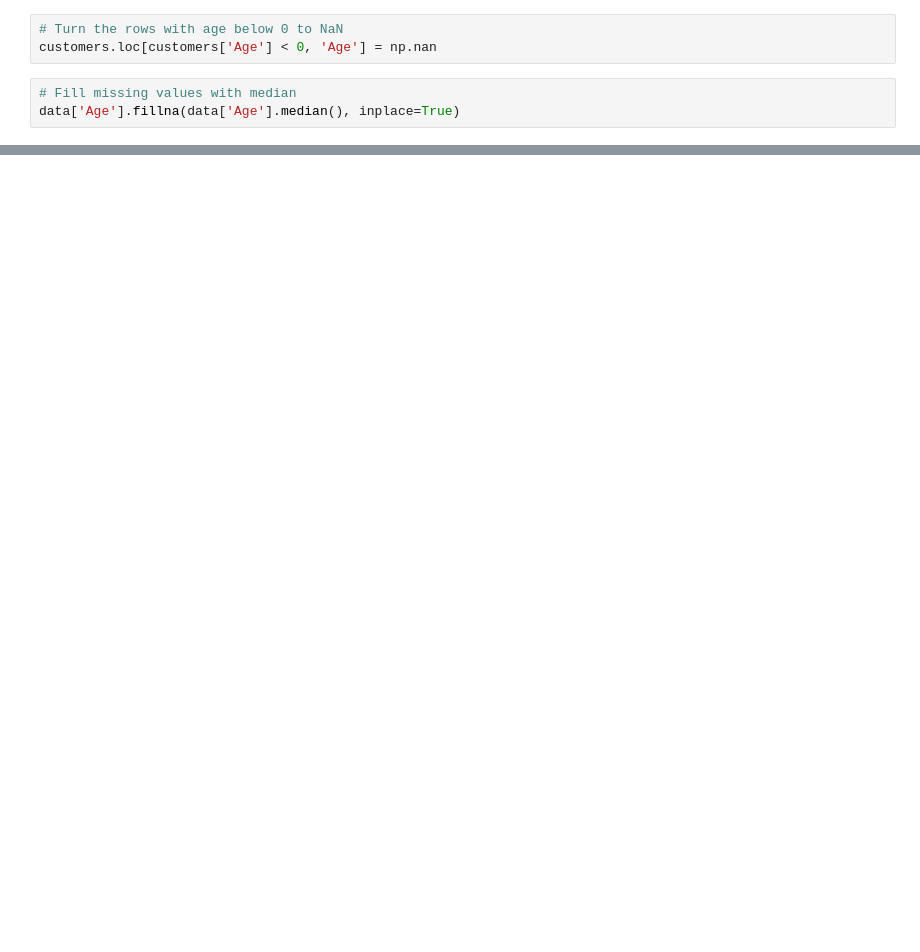
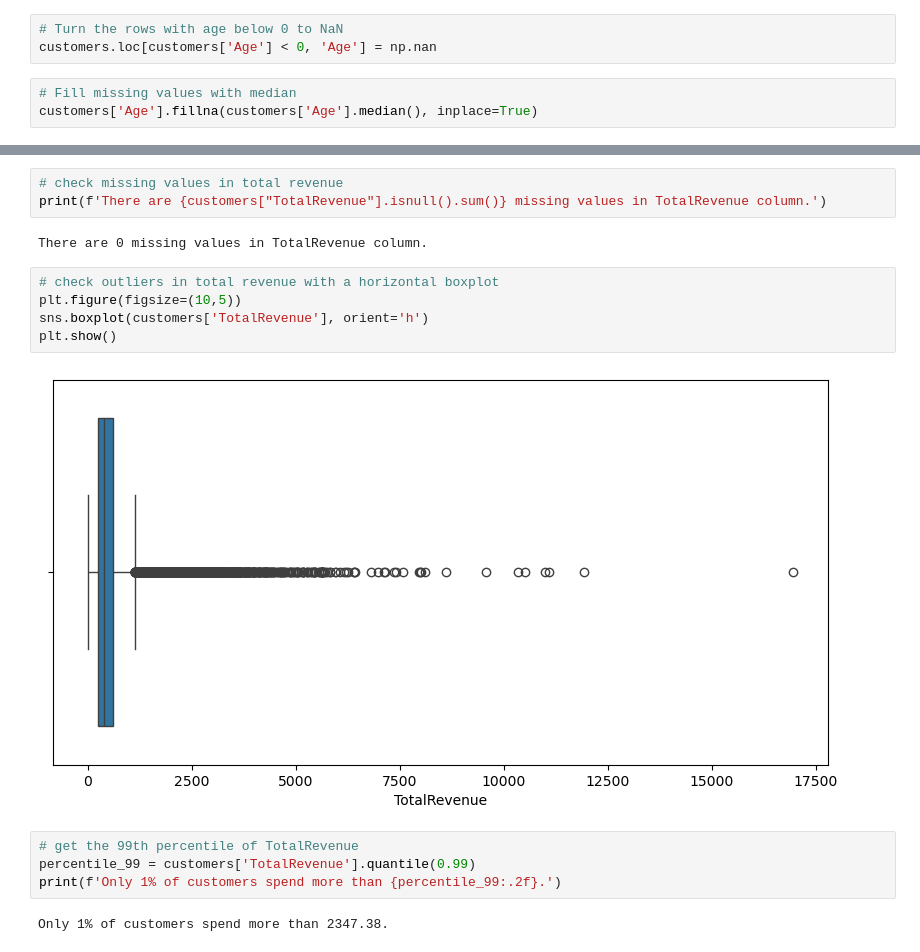
Before and after one commit to RubenCMarques/Hotel-Customer-Segmentation, a Jupyter notebook: Notebooks/A-B.ipynb, the cells around one changed output, grey strips where cells are left out. Drawn from its saved outputs; the diff is of its cells as text; blank space fills up the shorter version.

```diff
--- a/Notebooks/A-B.ipynb
+++ b/Notebooks/A-B.ipynb
@@ -202,7 +205,7 @@ customers['Age'].
 customers.loc[customers['Age'] < 0, 'Age'] = np.nan
 # %%
 # Fill missing values with median
-data['Age'].fillna(data['Age'].median(), inplace=True)
+customers['Age'].fillna(customers['Age'].median(), inplace=True)
 # %% [output]
 The behavior will change in pandas 3.0. This inplace method will never work because the intermediate object on which we are setting values always behaves as a copy.
 
@@ -217,0 +228,18 @@ There are 0 missing values left in Age column.
+# %%
+# check missing values in total revenue
+print(f'There are {customers["TotalRevenue"].isnull().sum()} missing values in TotalRevenue column.')
+# %% [output]
+There are 0 missing values in TotalRevenue column.
+# %%
+# check outliers in total revenue with a horizontal boxplot
+plt.figure(figsize=(10,5))
+sns.boxplot(customers['TotalRevenue'], orient='h')
+plt.show()
+# %% [output]
+[figure, added]
+# %%
+# get the 99th percentile of TotalRevenue
+percentile_99 = customers['TotalRevenue'].quantile(0.99)
+print(f'Only 1% of customers spend more than {percentile_99:.2f}.')
+# %% [output]
+Only 1% of customers spend more than 2347.38.
```
Also changed, not shown: parts of 13 cells of this notebook.
